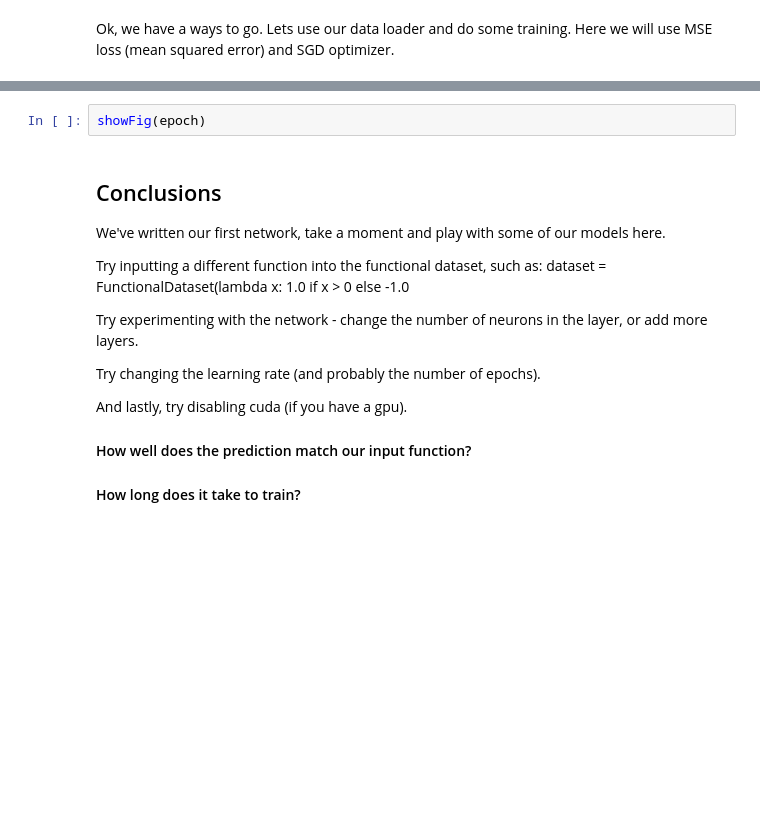
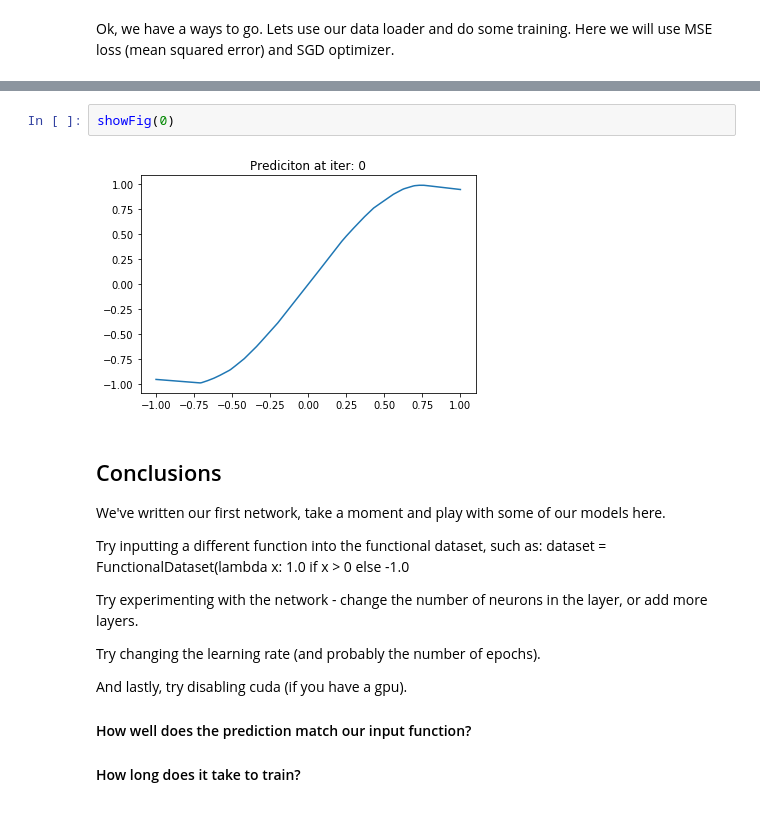
Before and after one commit to experoinc/pytorch-intro, a Jupyter notebook: nb/2.0-Simple-Neural-Network.ipynb, the cells around one changed output, grey strips where cells are left out. Saved outputs shown, nothing was run; the diff lists cells and outputs as text; blank space fills up the shorter version.

```diff
--- a/nb/2.0-Simple-Neural-Network.ipynb
+++ b/nb/2.0-Simple-Neural-Network.ipynb
@@ -190,5 +219,7 @@ net.eval()
 # %%
-showFig(epoch)
+showFig(0)
+# %% [output]
+[figure, added]
 # %% [markdown]
 ## Conclusions
 
```
Also changed, not shown: parts of 4 cells of this notebook, 22 other files.
